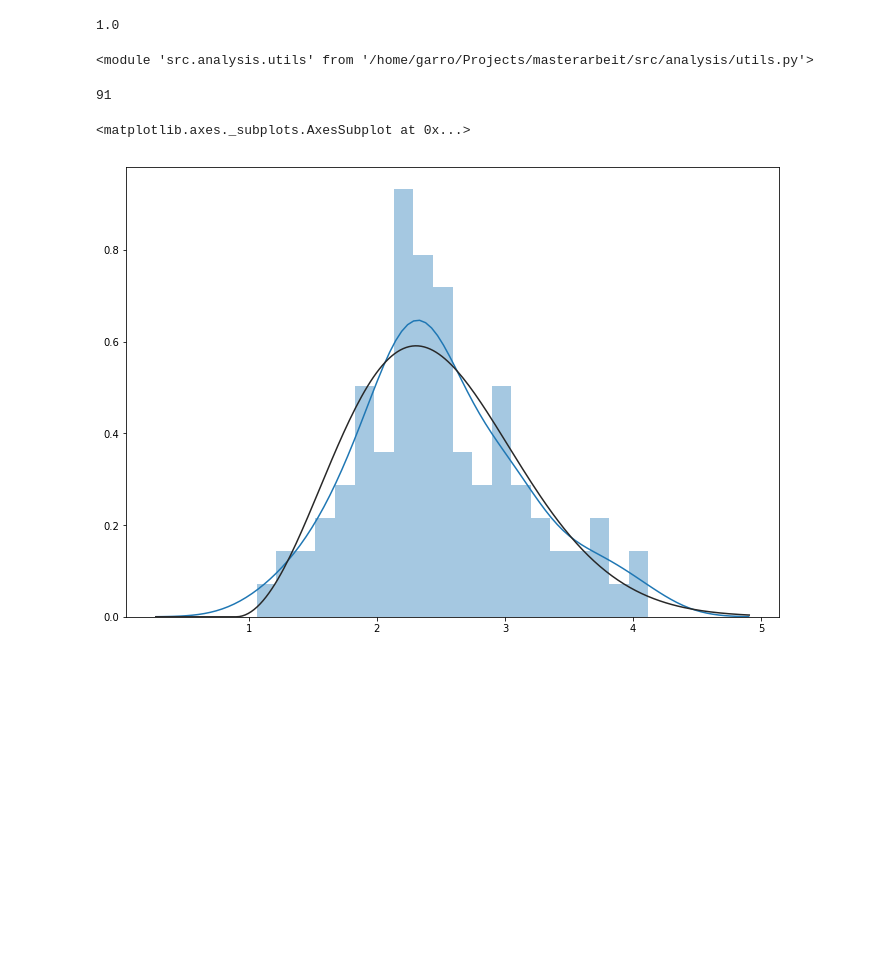
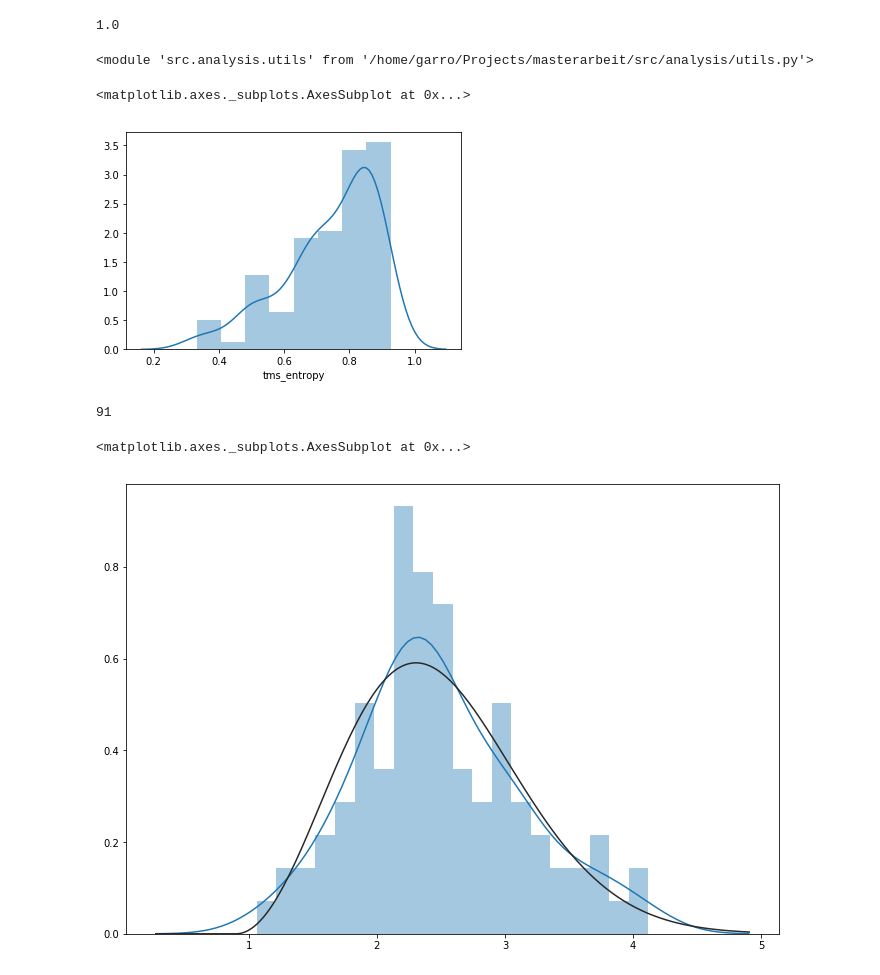
Before and after one commit to SRechenberger/Masterarbeit_Code, a Jupyter notebook: analysis.ipynb, the cells around one changed output. Drawn from its saved outputs; the diff is of its cells as text; code cells hidden in the pictures; blank space fills up the shorter version.

```diff
--- a/analysis.ipynb
+++ b/analysis.ipynb
@@ -20,6 +20,12 @@ import src.analysis.utils as ana_utils
 reload(ana_utils)
 # %% [output]
 <module 'src.analysis.utils' from '/home/garro/Projects/masterarbeit/src/analysis/utils.py'>
+# %%
+data=ana_utils.tms_entropy('experiments.db', satisfies=lambda _, h, c: c and h>0.1)
+sns.distplot(data['tms_entropy'])
+# %% [output]
+<matplotlib.axes._subplots.AxesSubplot at 0x...>
+[figure, added]
 # %%
 xs = ana_utils.get_entropy_avg(
     '/media/sf_VBoxshare/Experimente/output/dynamic_2/gsat_296_320.db',
```
Also changed, not shown: parts of 10 cells of this notebook.
